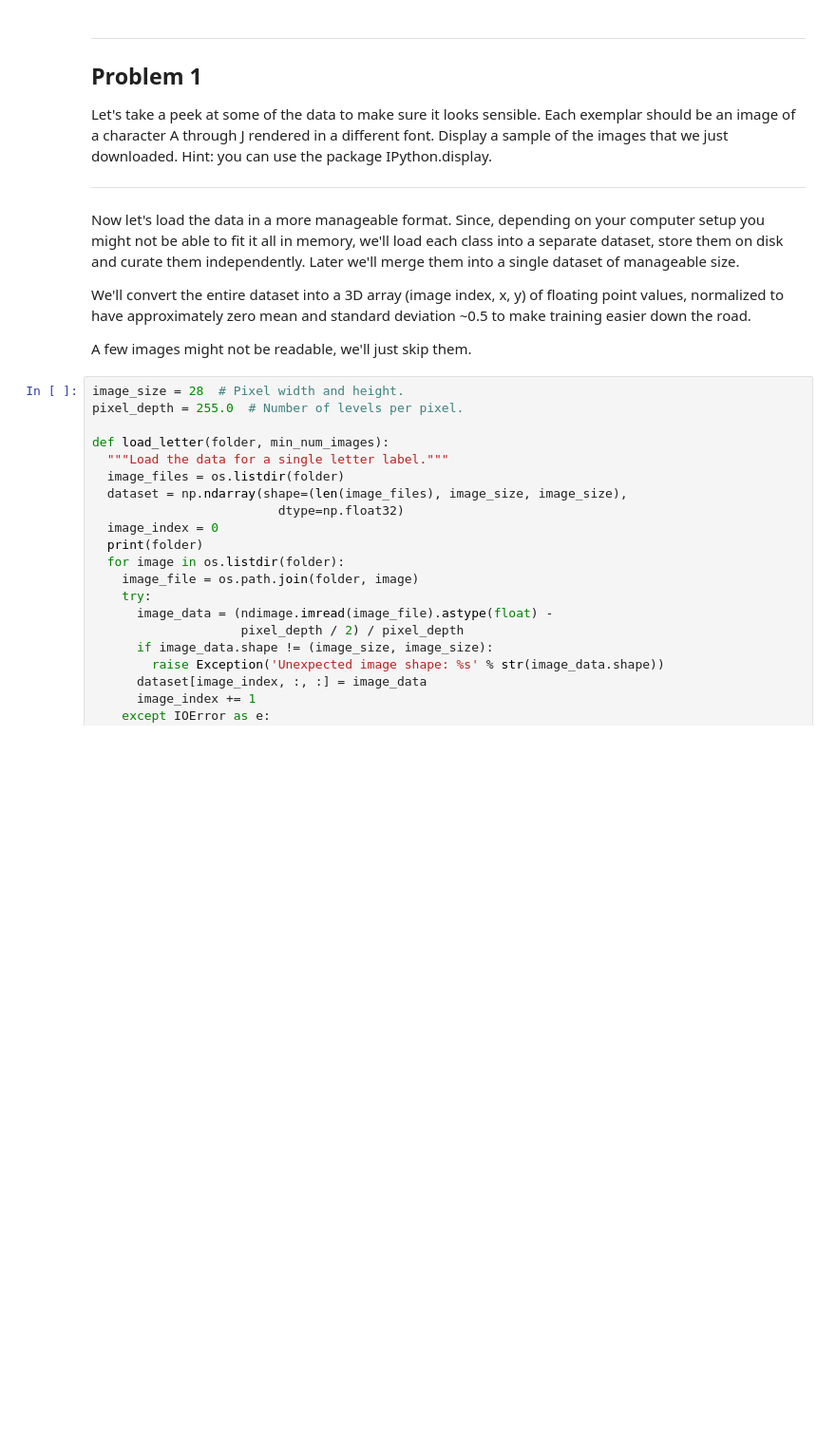
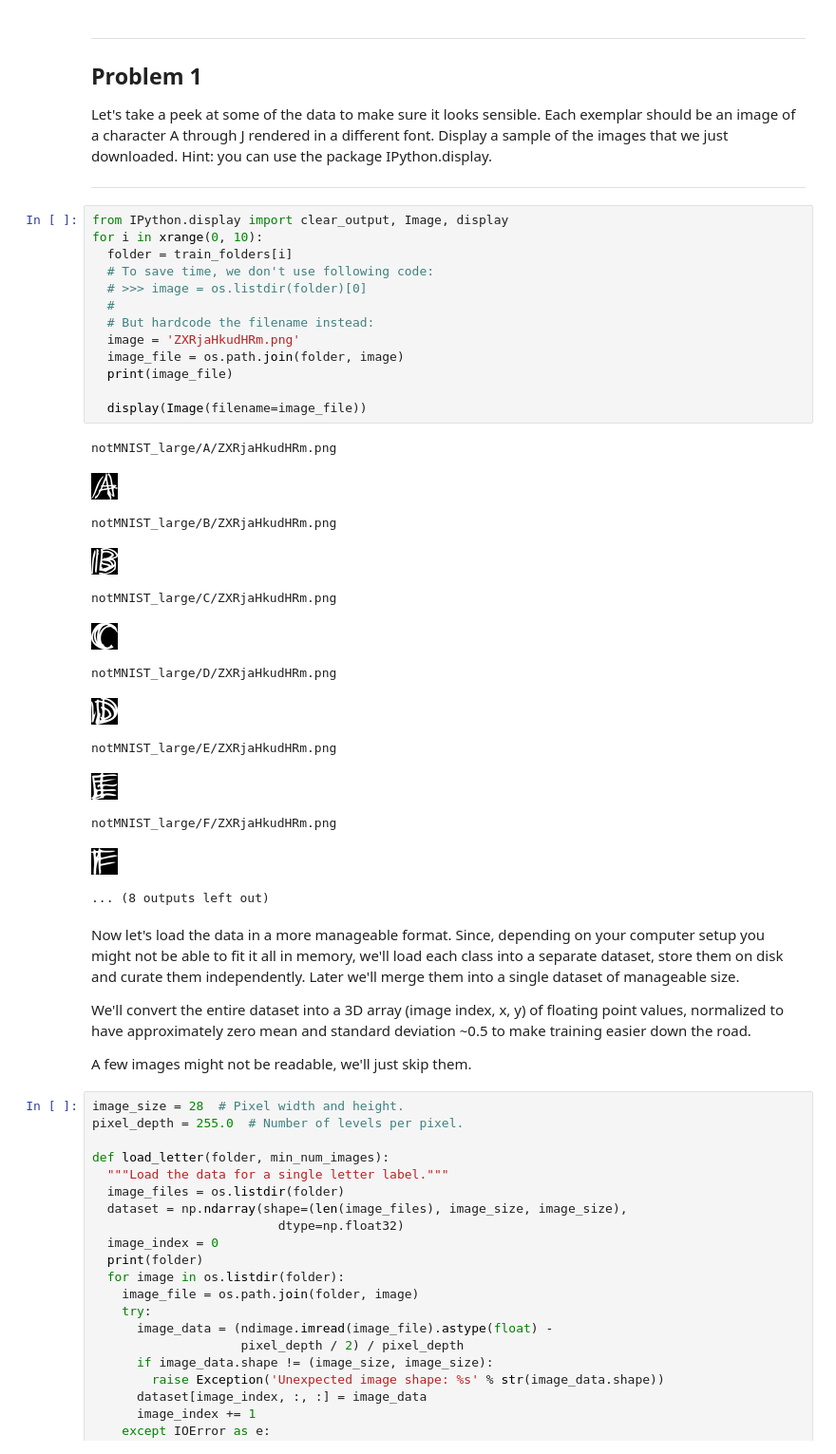
Before and after one commit to jaycode/udacity-deep-learning, a Jupyter notebook: assignments/1_notmnist.ipynb, the cells around one changed output. Shown at 95% size. Drawn from its saved outputs; the diff is of its cells as text; blank space fills up the shorter version.

```diff
--- a/assignments/1_notmnist.ipynb
+++ b/assignments/1_notmnist.ipynb
@@ -87,6 +88,33 @@ Problem 1
 Let's take a peek at some of the data to make sure it looks sensible. Each exemplar should be an image of a character A through J rendered in a different font. Display a sample of the images that we just downloaded. Hint: you can use the package IPython.display.
 
 ---
+# %%
+from IPython.display import clear_output, Image, display
+for i in xrange(0, 10):
+  folder = train_folders[i]
+  # To save time, we don't use following code:
+  # >>> image = os.listdir(folder)[0]
+  #
+  # But hardcode the filename instead:
+  image = 'ZXRjaHkudHRm.png'
+  image_file = os.path.join(folder, image)
+  print(image_file)
+
+  display(Image(filename=image_file))
+# %% [output]
+notMNIST_large/A/ZXRjaHkudHRm.png
+[figure, added]
+notMNIST_large/B/ZXRjaHkudHRm.png
+[figure, added]
+notMNIST_large/C/ZXRjaHkudHRm.png
+[figure, added]
+notMNIST_large/D/ZXRjaHkudHRm.png
+[figure, added]
+notMNIST_large/E/ZXRjaHkudHRm.png
+[figure, added]
+notMNIST_large/F/ZXRjaHkudHRm.png
+[figure, added]
+... (8 outputs left out)
 # %% [markdown]
 Now let's load the data in a more manageable format. Since, depending on your computer setup you might not be able to fit it all in memory, we'll load each class into a separate dataset, store them on disk and curate them independently. Later we'll merge them into a single dataset of manageable size.
 
```
Also changed, not shown: parts of 14 cells of this notebook, 8 other files.
